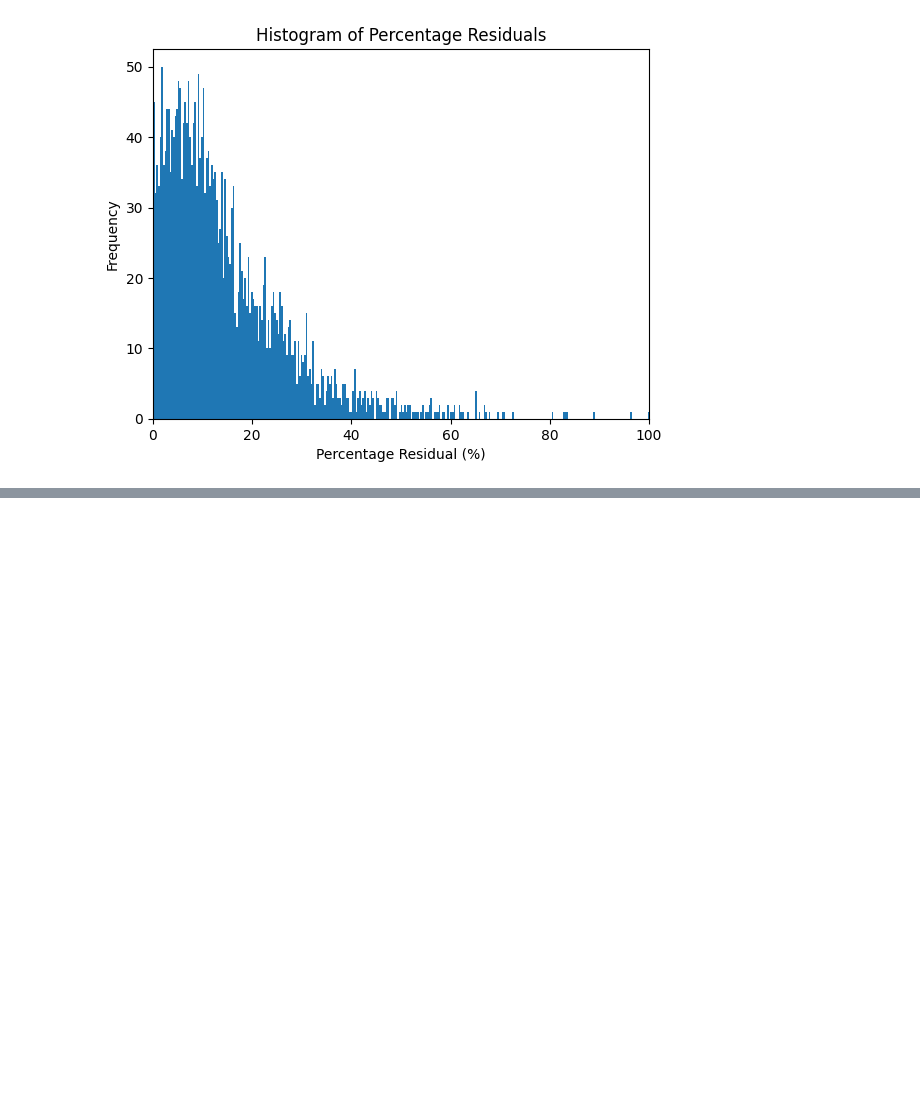
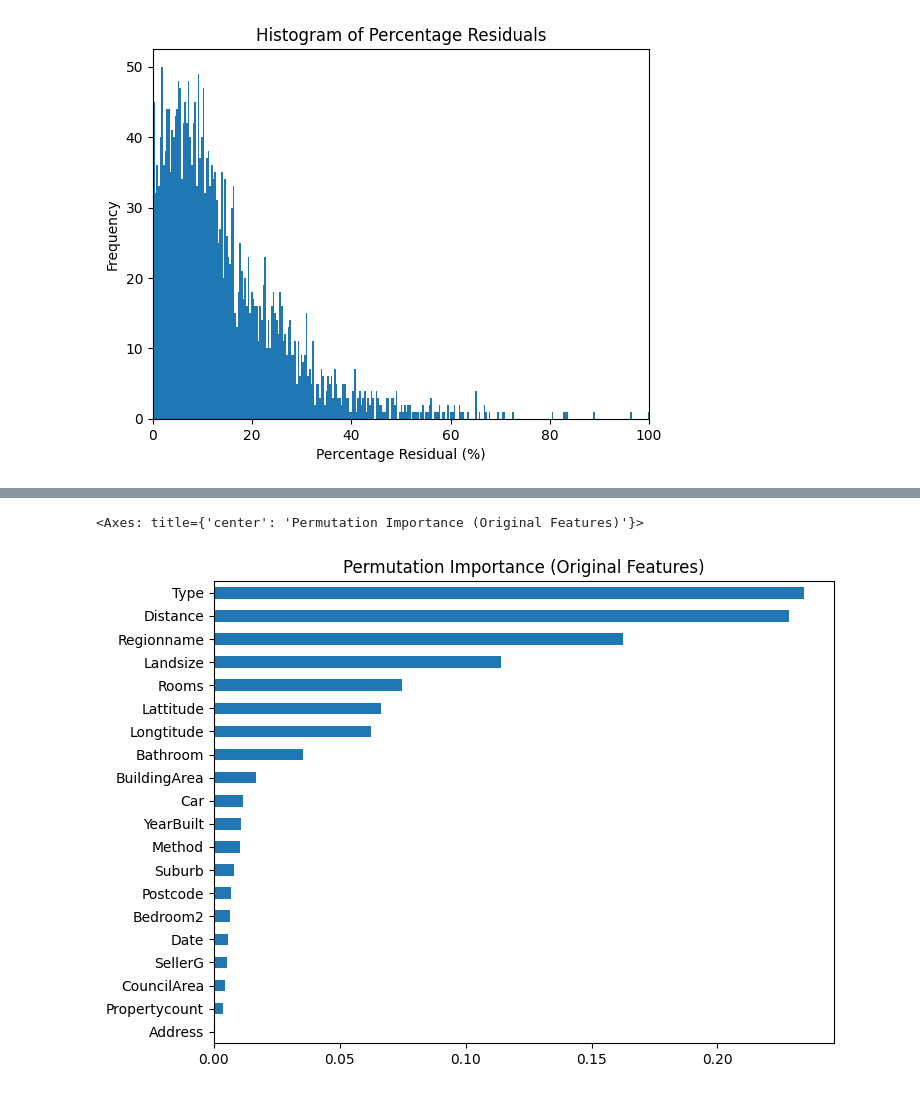
Before and after one commit to brash99/Kaggle, a Jupyter notebook: melb_housing.ipynb, the cells around one changed output, grey strips where cells are left out. Cells and saved outputs as stored; diff of their text form; code cells hidden in the pictures; blank space fills up the shorter version.

```diff
--- a/melb_housing.ipynb
+++ b/melb_housing.ipynb
@@ -285,0 +307,19 @@ plt.show()
+# %%
+gbr_tuned = HistGradientBoostingRegressor(
+    max_depth=8,
+    learning_rate=0.05,
+    max_iter=300,
+    random_state=42
+)
+
+clf_gbr_tuned = Pipeline(steps=[
+    ("preprocess", preprocessor),
+    ("model", gbr_tuned)
+])
+
+clf_gbr_tuned.fit(X_train, y_train_log)
+preds_log = clf_gbr_tuned.predict(X_valid)
+
+preds = np.exp(preds_log)
+mae_tuned = mean_absolute_error(y_valid_orig, preds)
+mae_tuned
@@ -285,0 +328,13 @@ plt.show()
+# %%
+from sklearn.inspection import permutation_importance
+import pandas as pd
+
+result = permutation_importance(
+    clf_gbr_tuned, X_valid, y_valid_log,
+    n_repeats=10,
+    random_state=42,
+    n_jobs=-1
+)
+
+perm = pd.Series(result.importances_mean, index=X_valid.columns).sort_values(ascending=False)
+perm.head(15)
@@ -285,0 +358,5 @@ plt.show()
+# %%
+perm.head(20).sort_values().plot(kind="barh", figsize=(8,6), title="Permutation Importance (Original Features)")
+# %% [output]
+<Axes: title={'center': 'Permutation Importance (Original Features)'}>
+[figure, added]
```
Also changed, not shown: parts of 3 cells of this notebook.
